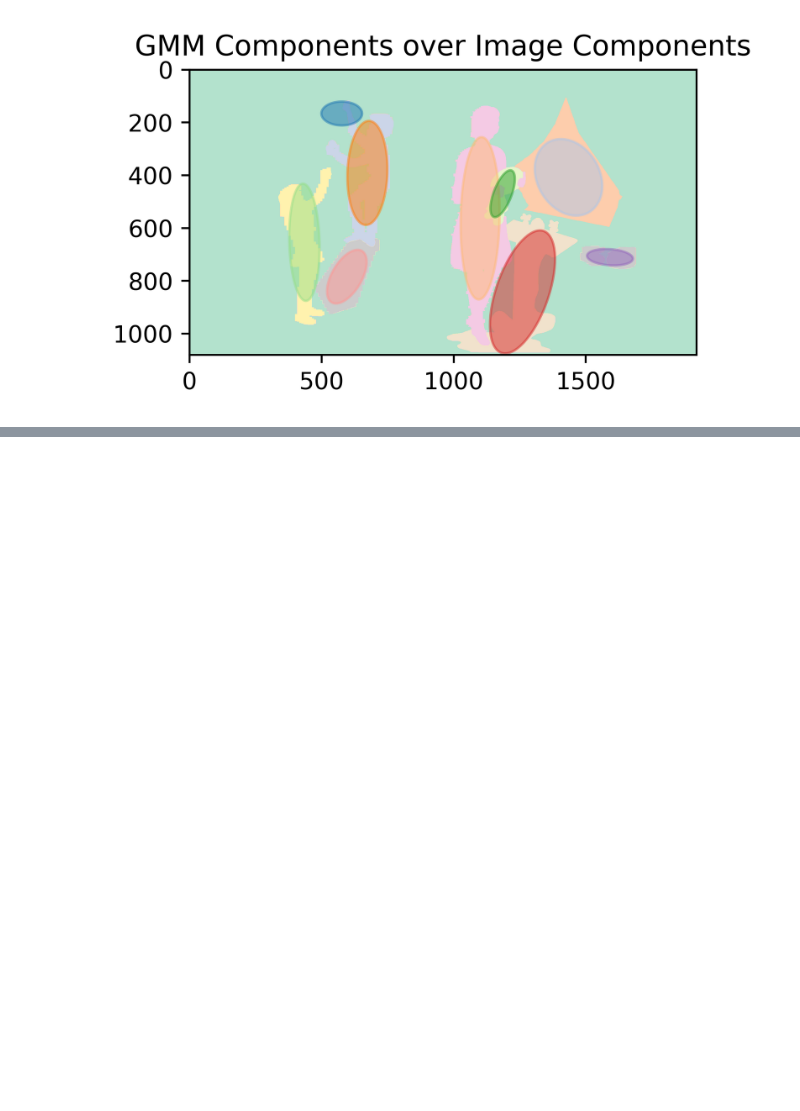
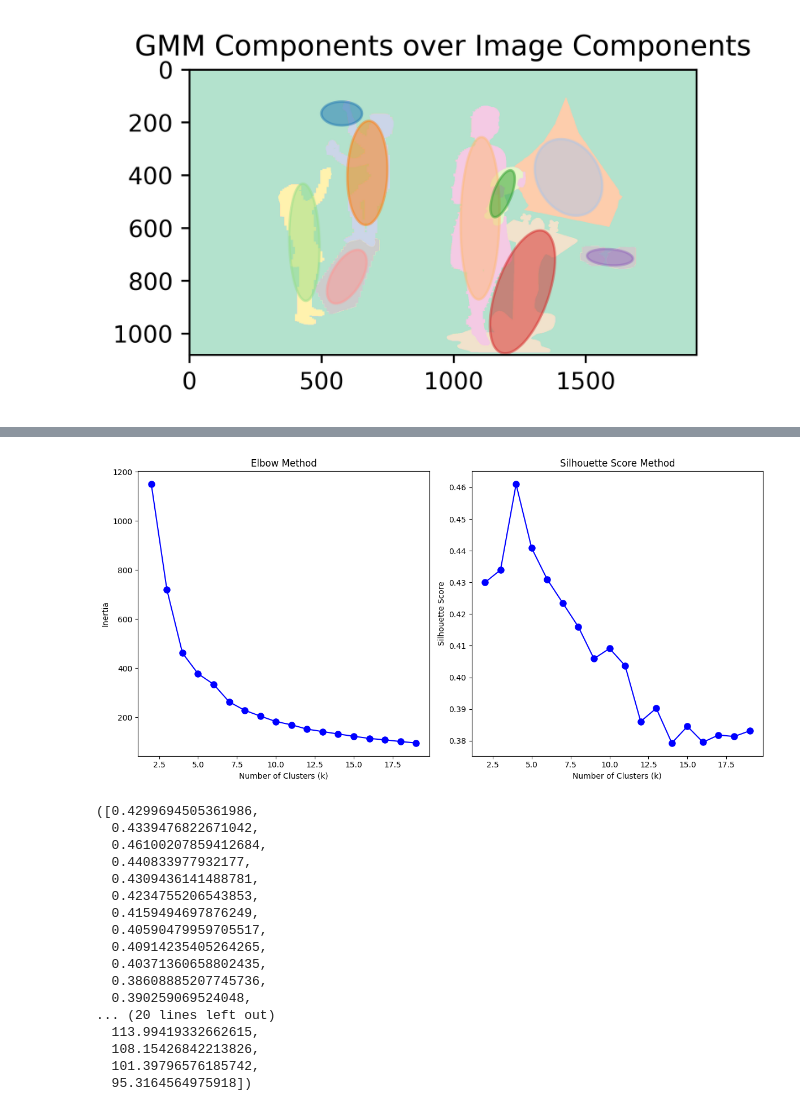
Before and after one commit to mariarlima/llm-hri-cognitive-health, a Jupyter notebook: AnalysisTools/EyeGazeDataTools/GMM.ipynb, the cells around one changed output, grey strips where cells are left out. Drawn from its saved outputs; the diff is of its cells as text; code cells hidden in the pictures; blank space fills up the shorter version.

```diff
--- a/AnalysisTools/EyeGazeDataTools/GMM.ipynb
+++ b/AnalysisTools/EyeGazeDataTools/GMM.ipynb
@@ -531,0 +581,5 @@ Best parameters: {'covariance_type': 'full', 'n_components': 3}
+# %%
+P02_S1 = get_eye_gaze_data("data/P02_S1_all_gaze.csv")[0]
+P02_S3 = get_eye_gaze_data("data/P02_S3_all_gaze.csv")[0]
+
+P02 = np.concatenate((P02_S1, P02_S3))
@@ -531,0 +589,51 @@ Best parameters: {'covariance_type': 'full', 'n_components': 3}
+# %%
+inertia = []
+silhouette_scores = []
+K_range = range(2, 20)
+
+
+for k in K_range:
+    kmeans = KMeans(n_clusters=k, random_state=0)
+    kmeans.fit(P02)
+    inertia.append(kmeans.inertia_)
+    cluster_labels = kmeans.labels_
+    silhouette_avg = silhouette_score(P02, cluster_labels)
+    silhouette_scores.append(silhouette_avg)
+
+plt.figure(figsize=(12, 6))
+
+plt.subplot(1, 2, 1)
+plt.plot(K_range, inertia, 'bo-', markersize=8)
+plt.xlabel('Number of Clusters (k)')
+plt.ylabel('Inertia')
+plt.title('Elbow Method')
+
+plt.subplot(1, 2, 2)
+plt.plot(K_range, silhouette_scores, 'bo-', markersize=8)
+plt.xlabel('Number of Clusters (k)')
+plt.ylabel('Silhouette Score')
+plt.title('Silhouette Score Method')
+
+plt.tight_layout()
+plt.show()
+
+silhouette_scores, inertia
+# %% [output]
+[figure, added]
+([0.4299694505361986,
+  0.4339476822671042,
+  0.46100207859412684,
+  0.440833977932177,
+  0.4309436141488781,
+  0.4234755206543853,
+  0.4159494697876249,
+  0.40590479959705517,
+  0.40914235405264265,
+  0.40371360658802435,
+  0.38608885207745736,
+  0.390259069524048,
+... (20 lines left out)
+  113.99419332662615,
+  108.15426842213826,
+  101.39796576185742,
+  95.3164564975918])
```
Also changed, not shown: parts of 20 cells of this notebook, 7 other files.
